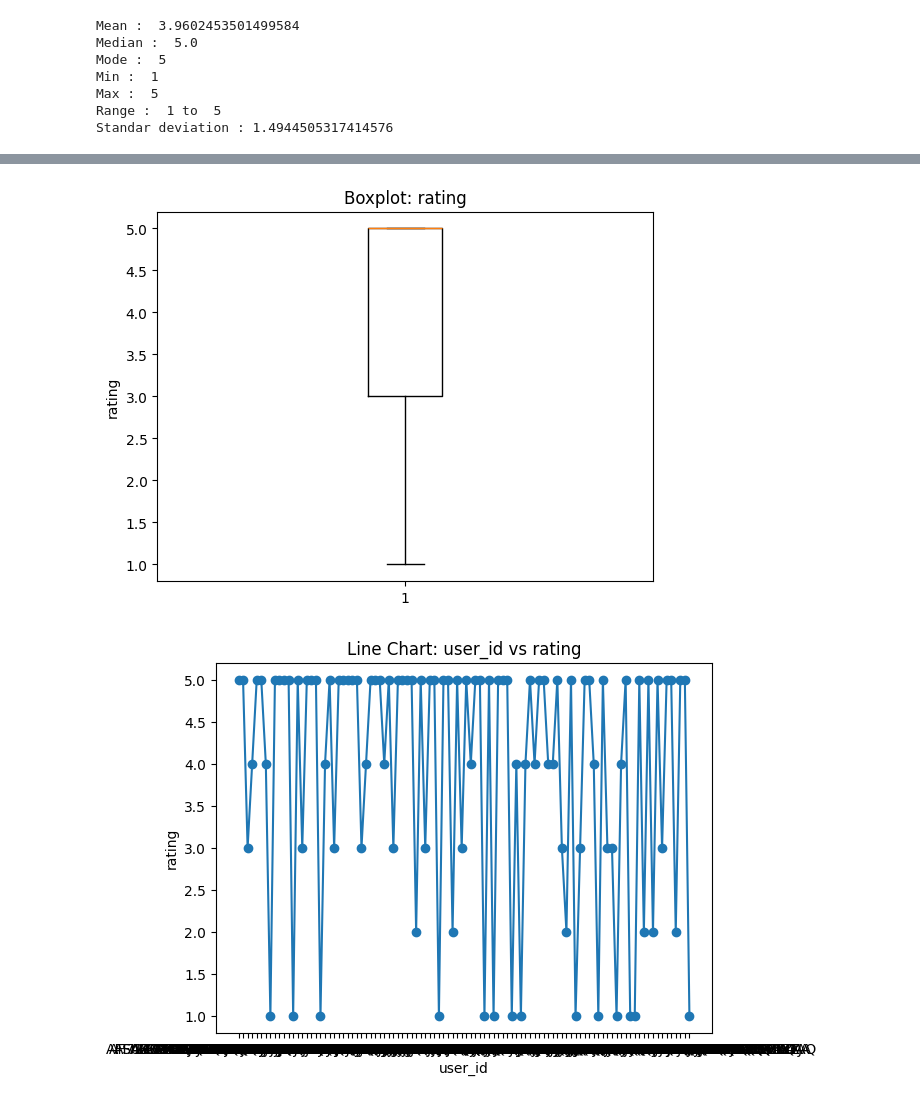
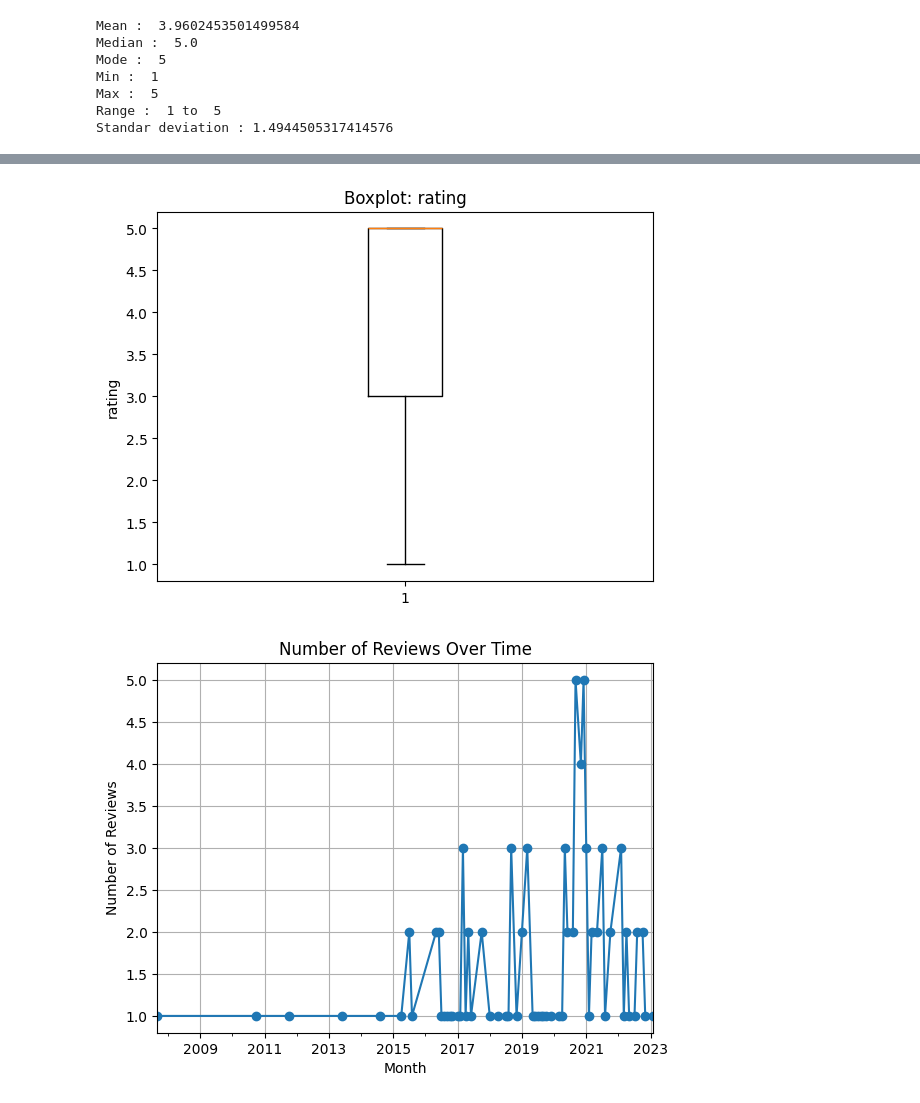
Before and after one commit to its-lightning/review-sentiment-analysis, a Jupyter notebook: main.ipynb, the cells around one changed output, grey strips where cells are left out. Drawn from its saved outputs; the diff is of its cells as text; code cells hidden in the pictures.

Commit message:
better graphs

```diff
--- a/main.ipynb
+++ b/main.ipynb
@@ -38,18 +38,15 @@ Standar deviation : 1.4944505317414576
 # %%
 df_sample = df.sample(100)
 # %%
-import pandas as pd
 import matplotlib.pyplot as plt
 
 plt.scatter(df_sample["user_id"], df_sample["rating"])
-plt.title("Scatter Plot: user_id vs rating")
-plt.xlabel("user_id")
+plt.title("Scatter Plot: rating")
 plt.ylabel("rating")
 plt.show()
 
 plt.bar(df_sample["user_id"], df_sample["rating"])
-plt.title("Bar Chart: user_id vs rating")
-plt.xlabel("user_id")
+plt.title("Bar Chart: rating")
 plt.ylabel("rating")
 plt.show()
 
@@ -62,9 +59,14 @@ plt.title("Boxplot: rating")
 plt.ylabel("rating")
 plt.show()
 
-plt.plot(df_sample["user_id"], df_sample["rating"], marker="o")
-plt.title("Line Chart: user_id vs rating")
-plt.xlabel("user_id")
-plt.ylabel("rating")
+df_sample["datetime"] = pd.to_datetime(df_sample["timestamp"], unit="ms")
+df_sample["month"] = df_sample["datetime"].dt.to_period("M")
+
+reviews_per_month = df_sample.groupby("month").size()
+reviews_per_month.plot(kind="line", marker="o")
+plt.title("Number of Reviews Over Time")
+plt.xlabel("Month")
+plt.ylabel("Number of Reviews")
+plt.grid(True)
 plt.show()
 # %% [output]
@@ -74,2 +76,2 @@ plt.show()
 [figure]
-[figure, old version]
+[figure, new version]
```
Also changed, not shown: parts of 3 cells of this notebook.
